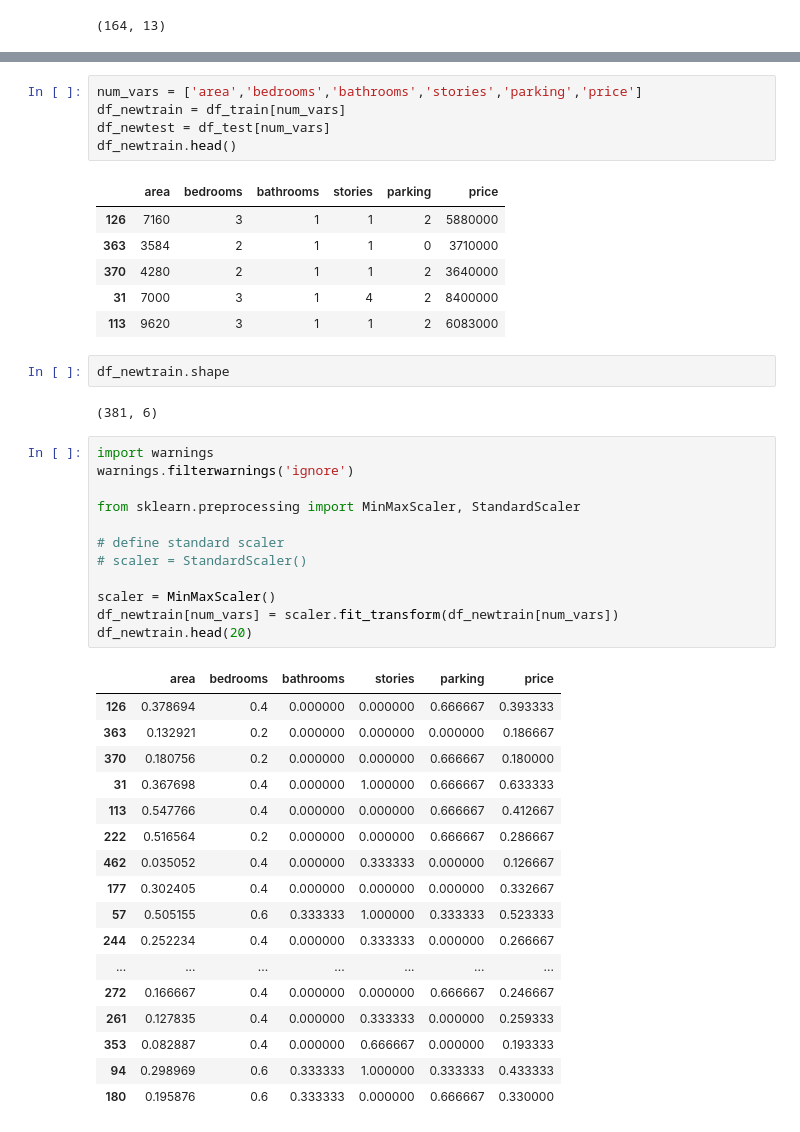
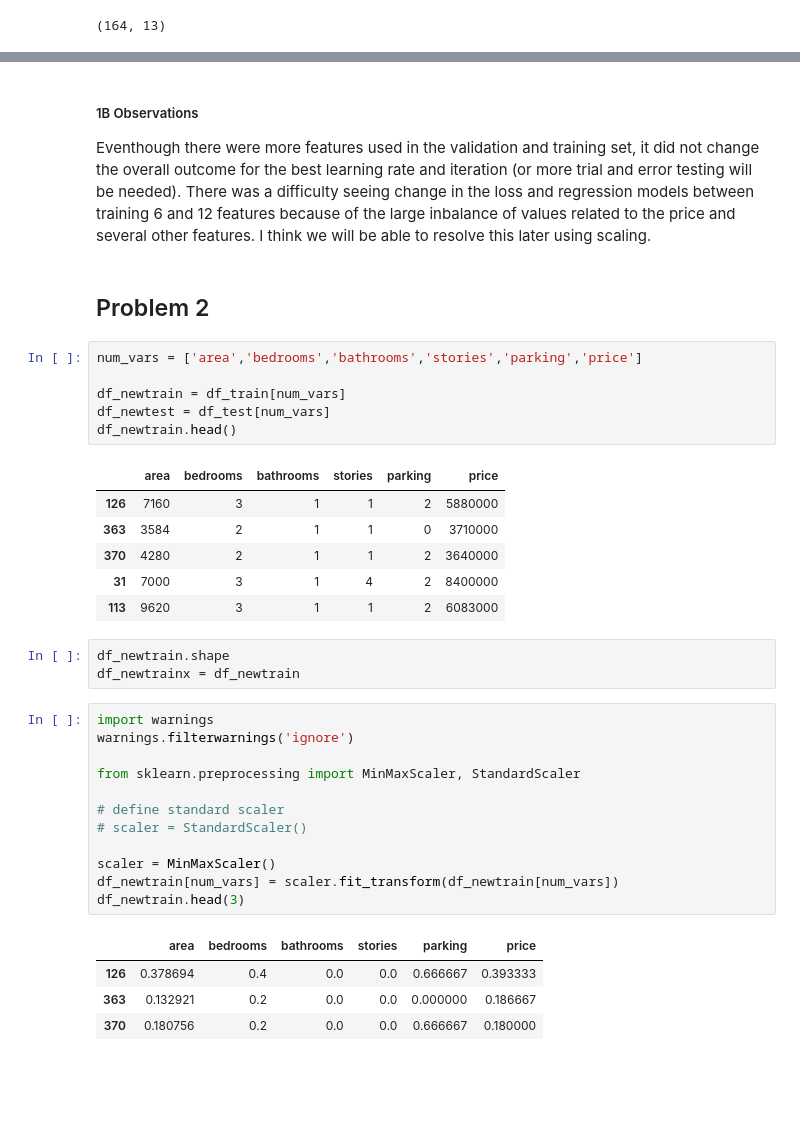
Before and after one commit to thachkse/Intro-to-ML, a Jupyter notebook: HW_1/MultiVar.ipynb, the cells around one changed output, grey strips where cells are left out. Saved outputs shown, nothing was run; the diff lists cells and outputs as text; blank space fills up the shorter version.

```diff
--- a/HW_1/MultiVar.ipynb
+++ b/HW_1/MultiVar.ipynb
@@ -189,5 +783,12 @@ df_test.shape
+# %% [markdown]
+##### 1B Observations <a class="anchor" id="sec-bullet"></a>
+
+Eventhough there were more features used in the validation and training set, it did not change the overall outcome for the best learning rate and iteration (or more trial and error testing will be needed). There was a difficulty seeing change in the loss and regression models between training 6 and 12 features because of the large inbalance of values related to the price and several other features. I think we will be able to resolve this later using scaling.
+# %% [markdown]
+## Problem 2
 # %%
 num_vars = ['area','bedrooms','bathrooms','stories','parking','price']
+
 df_newtrain = df_train[num_vars]
 df_newtest = df_test[num_vars]
 df_newtrain.head()
@@ -200,35 +801,21 @@ df_newtrain.head()
 | 113 | 9620 | 3 | 1 | 1 | 2 | 6083000 |
 # %%
 df_newtrain.shape
+df_newtrainx = df_newtrain
-# %% [output]
-(381, 6)
 # %%
 import warnings
 warnings.filterwarnings('ignore')
 
 from sklearn.preprocessing import MinMaxScaler, StandardScaler
 
 # define standard scaler
 # scaler = StandardScaler()
 
 scaler = MinMaxScaler()
 df_newtrain[num_vars] = scaler.fit_transform(df_newtrain[num_vars])
-df_newtrain.head(20)
+df_newtrain.head(3)
 # %% [output]
 |  | area | bedrooms | bathrooms | stories | parking | price |
-| 126 | 0.378694 | 0.4 | 0.000000 | 0.000000 | 0.666667 | 0.393333 |
-| 363 | 0.132921 | 0.2 | 0.000000 | 0.000000 | 0.000000 | 0.186667 |
-| 370 | 0.180756 | 0.2 | 0.000000 | 0.000000 | 0.666667 | 0.180000 |
-| 31 | 0.367698 | 0.4 | 0.000000 | 1.000000 | 0.666667 | 0.633333 |
-| 113 | 0.547766 | 0.4 | 0.000000 | 0.000000 | 0.666667 | 0.412667 |
-| 222 | 0.516564 | 0.2 | 0.000000 | 0.000000 | 0.666667 | 0.286667 |
-| 462 | 0.035052 | 0.4 | 0.000000 | 0.333333 | 0.000000 | 0.126667 |
-| 177 | 0.302405 | 0.4 | 0.000000 | 0.000000 | 0.000000 | 0.332667 |
-| 57 | 0.505155 | 0.6 | 0.333333 | 1.000000 | 0.333333 | 0.523333 |
-| 244 | 0.252234 | 0.4 | 0.000000 | 0.333333 | 0.000000 | 0.266667 |
-| ... | ... | ... | ... | ... | ... | ... |
-| 272 | 0.166667 | 0.4 | 0.000000 | 0.000000 | 0.666667 | 0.246667 |
-| 261 | 0.127835 | 0.4 | 0.000000 | 0.333333 | 0.000000 | 0.259333 |
-| 353 | 0.082887 | 0.4 | 0.000000 | 0.666667 | 0.000000 | 0.193333 |
-| 94 | 0.298969 | 0.6 | 0.333333 | 1.000000 | 0.333333 | 0.433333 |
-| 180 | 0.195876 | 0.6 | 0.333333 | 0.000000 | 0.666667 | 0.330000 |
+| 126 | 0.378694 | 0.4 | 0.0 | 0.0 | 0.666667 | 0.393333 |
+| 363 | 0.132921 | 0.2 | 0.0 | 0.0 | 0.000000 | 0.186667 |
+| 370 | 0.180756 | 0.2 | 0.0 | 0.0 | 0.666667 | 0.180000 |
```
Also changed, not shown: parts of 50 cells of this notebook.
